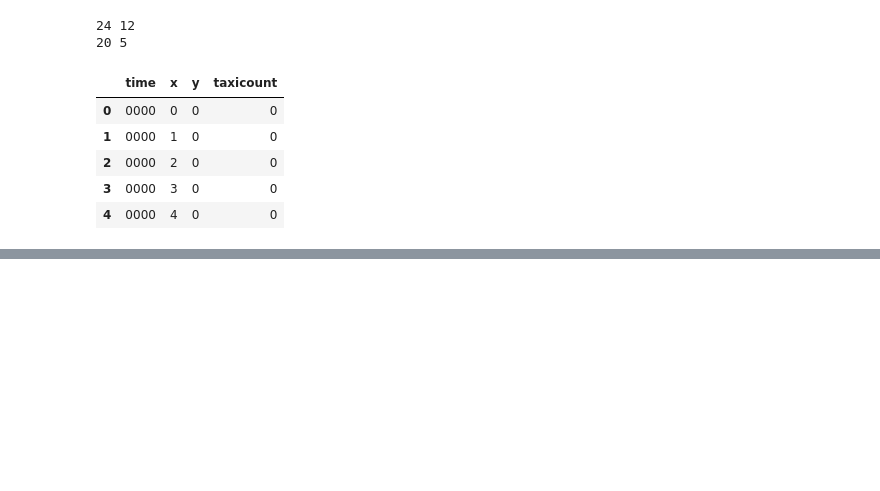
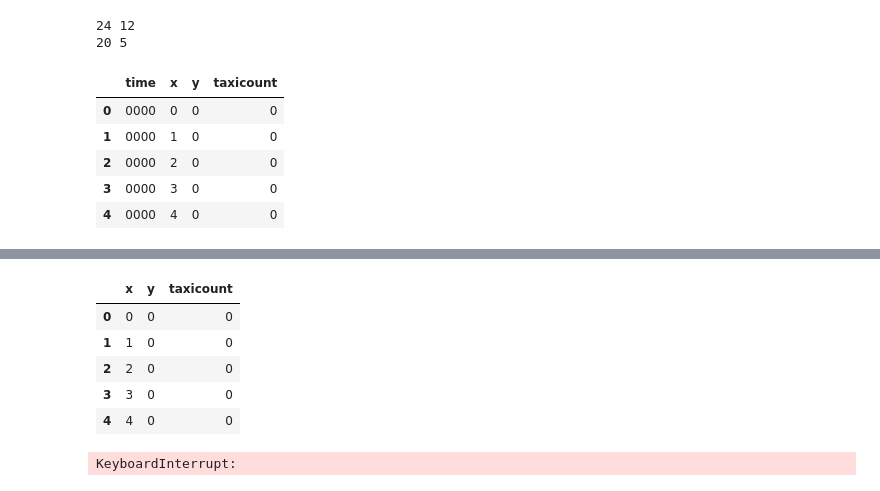
Before and after one commit to hari-allamraju/sg-taxidata, a Jupyter notebook: Basic analysis.ipynb, the cells around one changed output, grey strips where cells are left out. Cells and saved outputs as stored; diff of their text form; code cells hidden in the pictures; blank space fills up the shorter version.

```diff
--- a/Basic analysis.ipynb
+++ b/Basic analysis.ipynb
@@ -39,0 +42,19 @@ plt.show()
+# %%
+data1=taxis.fetch_grid_by_date_and_time("taxis.db","20170627","0905")
+df1 = pd.DataFrame(data1)
+df1.columns=['x','y','taxicount']
+df1.head()
+# %% [output]
+|  | x | y | taxicount |
+| 0 | 0 | 0 | 0 |
+| 1 | 1 | 0 | 0 |
+| 2 | 2 | 0 | 0 |
+| 3 | 3 | 0 | 0 |
+| 4 | 4 | 0 | 0 |
+# %%
+f=plt.figure()
+ax1=f.add_subplot(111,projection='3d')
+ax1.bar(df['x'],df['y'],zs=df['taxicount'],zdir='y')
+plt.show()
+# %% [output]
+KeyboardInterrupt:
```
Also changed, not shown: parts of 2 cells of this notebook, 1 other file.
